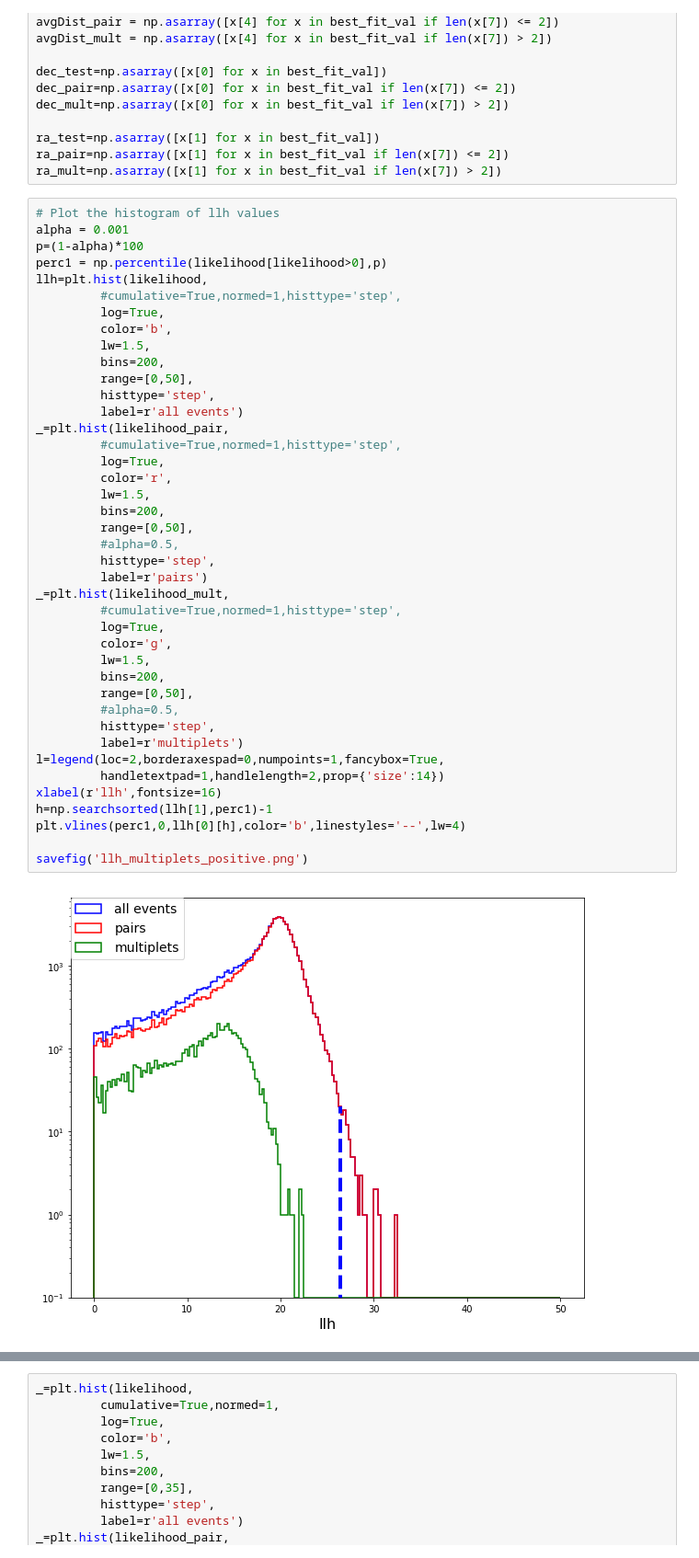
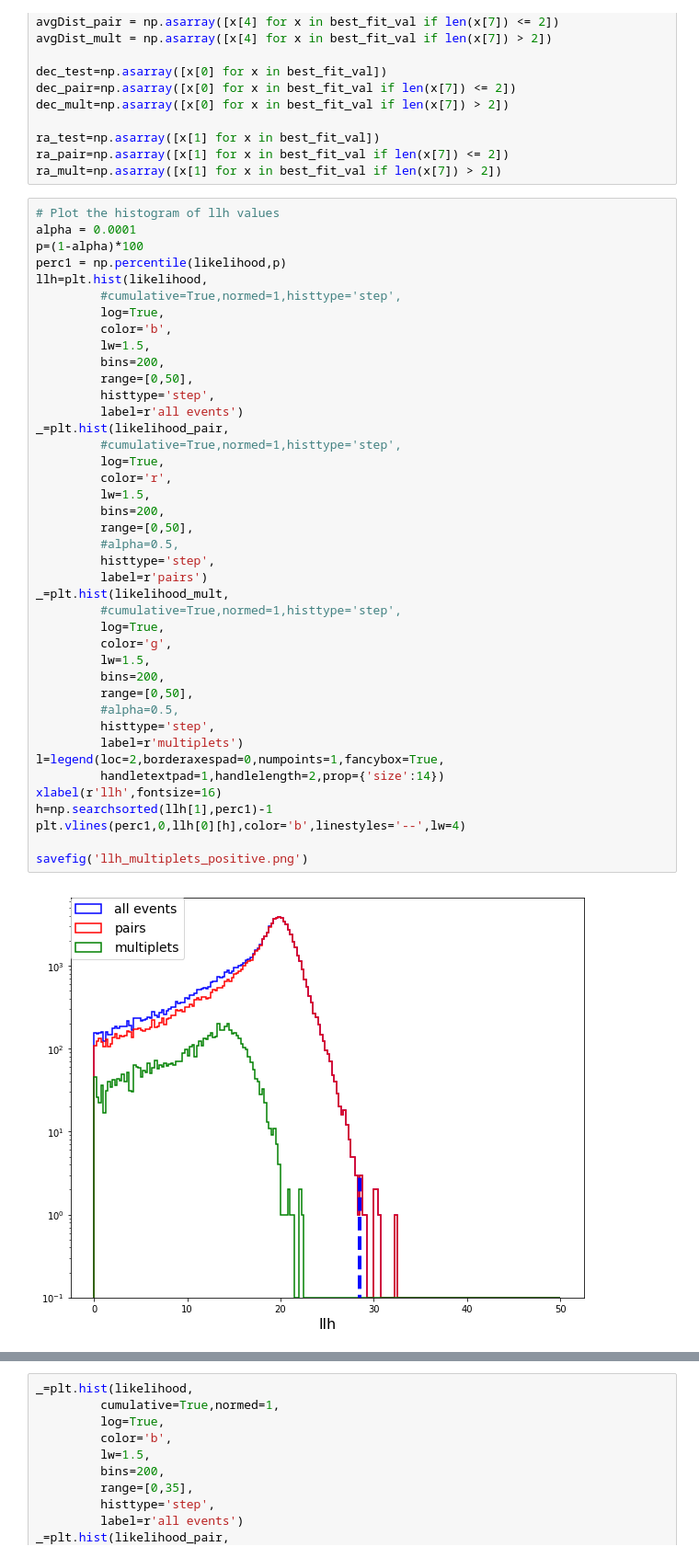
Before and after one commit to hayalaso/Analyses_AMON, a Jupyter notebook: HAWC_IC/multi_correlation_analysis.ipynb, the cells around one changed output, grey strips where cells are left out. Shown at 92% size. Saved outputs shown, nothing was run; the diff lists cells and outputs as text.

```diff
--- a/HAWC_IC/multi_correlation_analysis.ipynb
+++ b/HAWC_IC/multi_correlation_analysis.ipynb
@@ -668,9 +668,9 @@ ra_pair=np.asarray([x[1] for x in best_fit_val if len(x[7]) <= 2])
 ra_mult=np.asarray([x[1] for x in best_fit_val if len(x[7]) > 2])
 # %%
 # Plot the histogram of llh values
-alpha = 0.001
+alpha = 0.0001
 p=(1-alpha)*100
-perc1 = np.percentile(likelihood[likelihood>0],p)
+perc1 = np.percentile(likelihood,p)
 llh=plt.hist(likelihood,
          #cumulative=True,normed=1,histtype='step',
          log=True,
@@ -681,33 +681,33 @@ llh=plt.hist(likelihood,
          histtype='step',
          label=r'all events')
 _=plt.hist(likelihood_pair,
          #cumulative=True,normed=1,histtype='step',
          log=True,
          color='r',
          lw=1.5,
          bins=200,
          range=[0,50],
          #alpha=0.5,
          histtype='step',
          label=r'pairs')
 _=plt.hist(likelihood_mult,
          #cumulative=True,normed=1,histtype='step',
          log=True,
          color='g',
          lw=1.5,
          bins=200,
          range=[0,50],
          #alpha=0.5,
          histtype='step',
          label=r'multiplets')
 l=legend(loc=2,borderaxespad=0,numpoints=1,fancybox=True,
          handletextpad=1,handlelength=2,prop={'size':14})
 xlabel(r'llh',fontsize=16)
 h=np.searchsorted(llh[1],perc1)-1
 plt.vlines(perc1,0,llh[0][h],color='b',linestyles='--',lw=4)
 
 savefig('llh_multiplets_positive.png')
 # %% [output]
-[figure, old version]
+[figure, new version]
 # %%
 np.searchsorted(llh[1],perc1)
```
Also changed, not shown: parts of 8 cells of this notebook.
